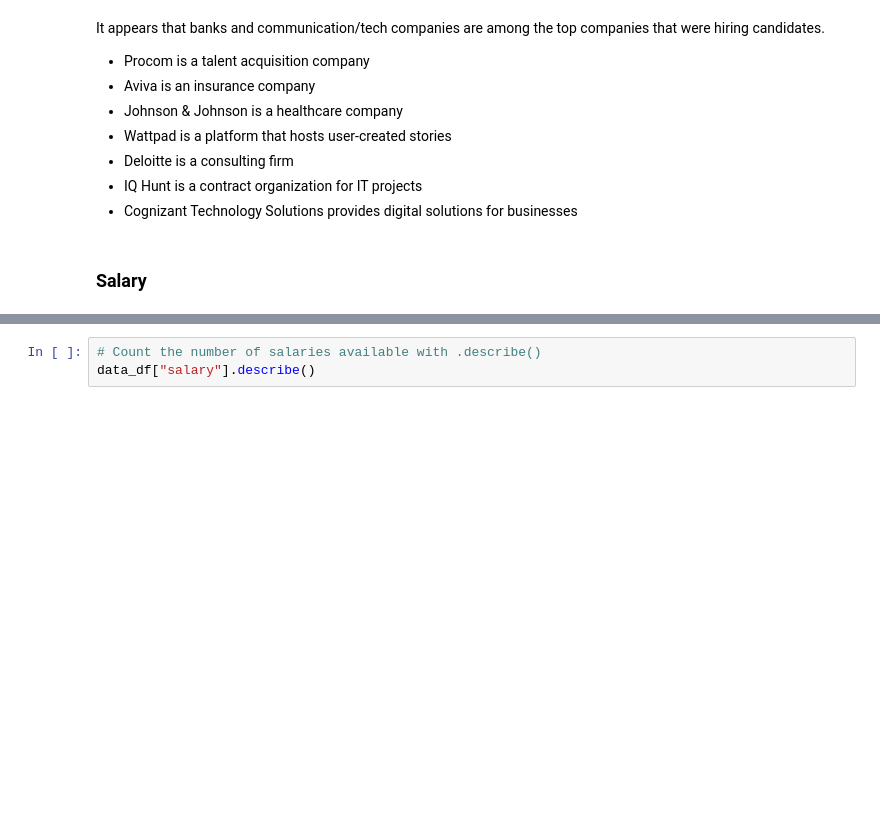
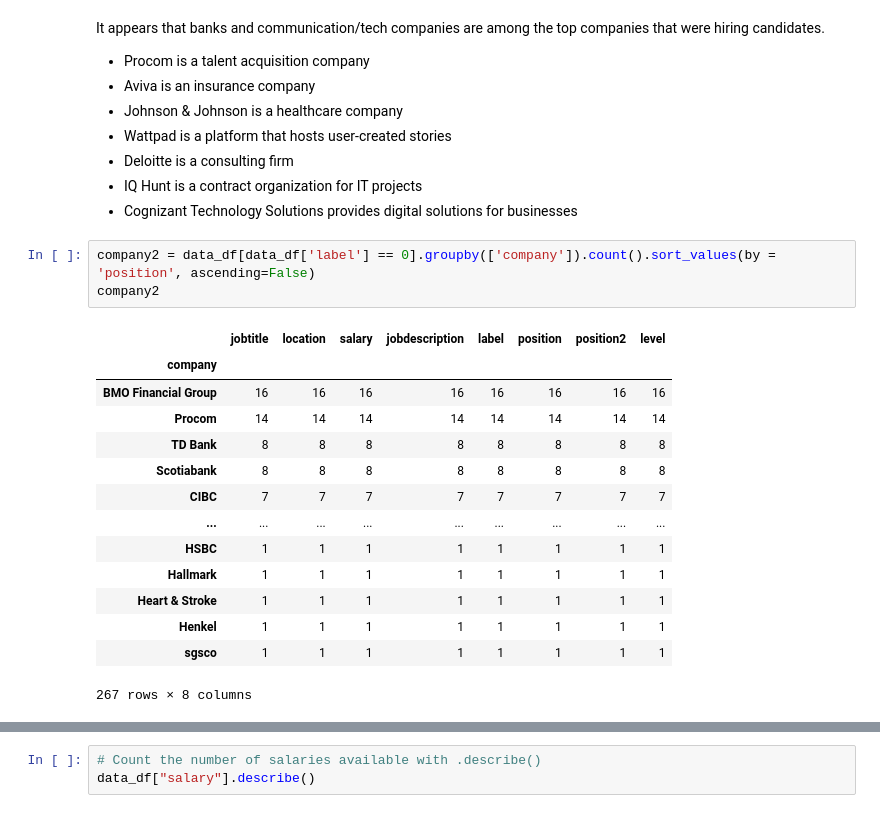
Before and after one commit to jma199/nlp-jobmarket, a Jupyter notebook: 2 main_jobdesc_eda_sql.ipynb, the cells around one changed output, grey strips where cells are left out. Drawn from its saved outputs; the diff is of its cells as text; blank space fills up the shorter version.

```diff
--- a/2 main_jobdesc_eda_sql.ipynb
+++ b/2 main_jobdesc_eda_sql.ipynb
@@ -301,5 +302,21 @@ It appears that banks and communication/tech companies are among the top compani
 - Deloitte is a consulting firm
 - IQ Hunt is a contract organization for IT projects
 - Cognizant Technology Solutions provides digital solutions for businesses
-# %% [markdown]
-<h3>Salary</h3>
+# %%
+company2 = data_df[data_df['label'] == 0].groupby(['company']).count().sort_values(by = 'position', ascending=False)
+company2
+# %% [output]
+|  | jobtitle | location | salary | jobdescription | label | position | position2 | level |
+| company |  |  |  |  |  |  |  |  |
+| BMO Financial Group | 16 | 16 | 16 | 16 | 16 | 16 | 16 | 16 |
+| Procom | 14 | 14 | 14 | 14 | 14 | 14 | 14 | 14 |
+| TD Bank | 8 | 8 | 8 | 8 | 8 | 8 | 8 | 8 |
+| Scotiabank | 8 | 8 | 8 | 8 | 8 | 8 | 8 | 8 |
+| CIBC | 7 | 7 | 7 | 7 | 7 | 7 | 7 | 7 |
+| ... | ... | ... | ... | ... | ... | ... | ... | ... |
+| HSBC | 1 | 1 | 1 | 1 | 1 | 1 | 1 | 1 |
+| Hallmark | 1 | 1 | 1 | 1 | 1 | 1 | 1 | 1 |
+| Heart & Stroke | 1 | 1 | 1 | 1 | 1 | 1 | 1 | 1 |
+| Henkel | 1 | 1 | 1 | 1 | 1 | 1 | 1 | 1 |
+| sgsco | 1 | 1 | 1 | 1 | 1 | 1 | 1 | 1 |
+267 rows × 8 columns
```
Also changed, not shown: parts of 16 cells of this notebook.
